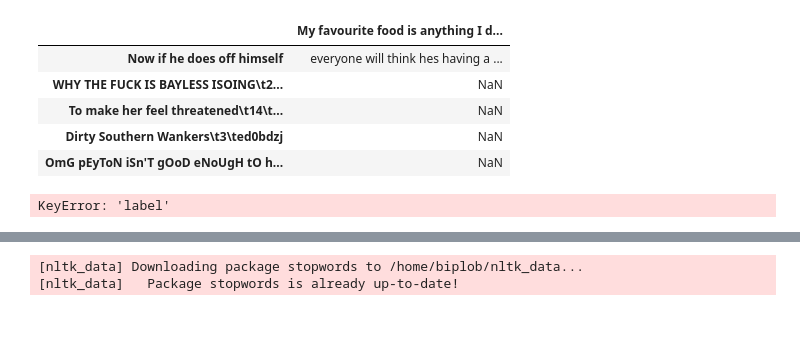
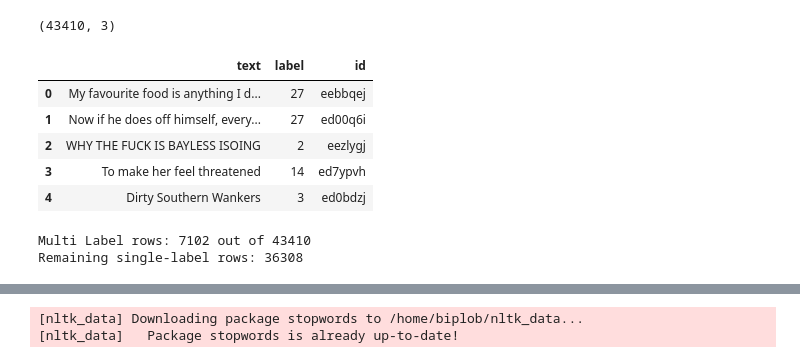
Before and after one commit to kaflebiplob/Emotion_analysis, a Jupyter notebook: notebook/train_my_model.ipynb, the cells around one changed output, grey strips where cells are left out. Cells and saved outputs as stored; diff of their text form; code cells hidden in the pictures; blank space fills up the shorter version.

Commit message:
test: tested the data with larger datasets with many emotions

```diff
--- a/notebook/train_my_model.ipynb
+++ b/notebook/train_my_model.ipynb
@@ -1,18 +1,26 @@
 # %%
 import pandas as pd
-df = pd.read_csv('../data/datas.csv',sep='\t',header=None,on_bad_lines='skip')
+df = pd.read_csv('../data/datas.tsv',sep='\t',header=None,names=['text','label','id'])
+print(df.shape)
 df.head()
 # %% [output]
+(43410, 3)
-|  | My favourite food is anything I d... |
-| Now if he does off himself | everyone will think hes having a ... |
-| WHY THE FUCK IS BAYLESS ISOING\t2... | NaN |
-| To make her feel threatened\t14\t... | NaN |
-| Dirty Southern Wankers\t3\ted0bdzj | NaN |
-| OmG pEyToN iSn'T gOoD eNoUgH tO h... | NaN |
+|  | text | label | id |
+| 0 | My favourite food is anything I d... | 27 | eebbqej |
+| 1 | Now if he does off himself, every... | 27 | ed00q6i |
+| 2 | WHY THE FUCK IS BAYLESS ISOING | 2 | eezlygj |
+| 3 | To make her feel threatened | 14 | ed7ypvh |
+| 4 | Dirty Southern Wankers | 3 | ed0bdzj |
 # %%
-df['label'].value_counts().sort_index()
+multi_label = df['label'].astype(str).str.contains(',')
+print("Multi Label rows:",multi_label.sum(),"out of", len(df))
+
+df =df[~multi_label].copy()
+df['label']=df['label'].astype(int)
+print("Remaining single-label rows:", df.shape[0])
 # %% [output]
-KeyError: 'label'
+Multi Label rows: 7102 out of 43410
+Remaining single-label rows: 36308
 # %%
 for label in sorted(df['label'].unique()):
     print(f"label {label}:")
```
Also changed, not shown: parts of 8 cells of this notebook, 1 other file.
